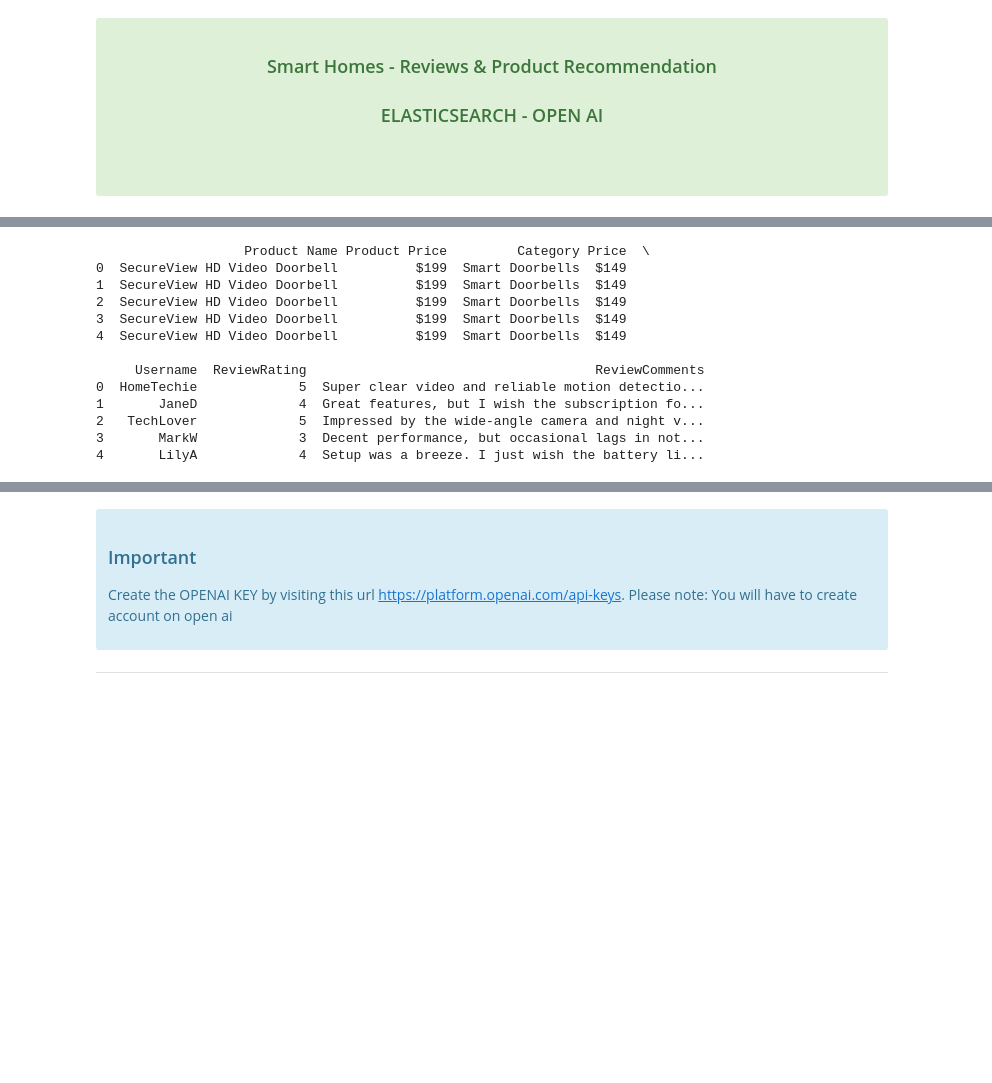
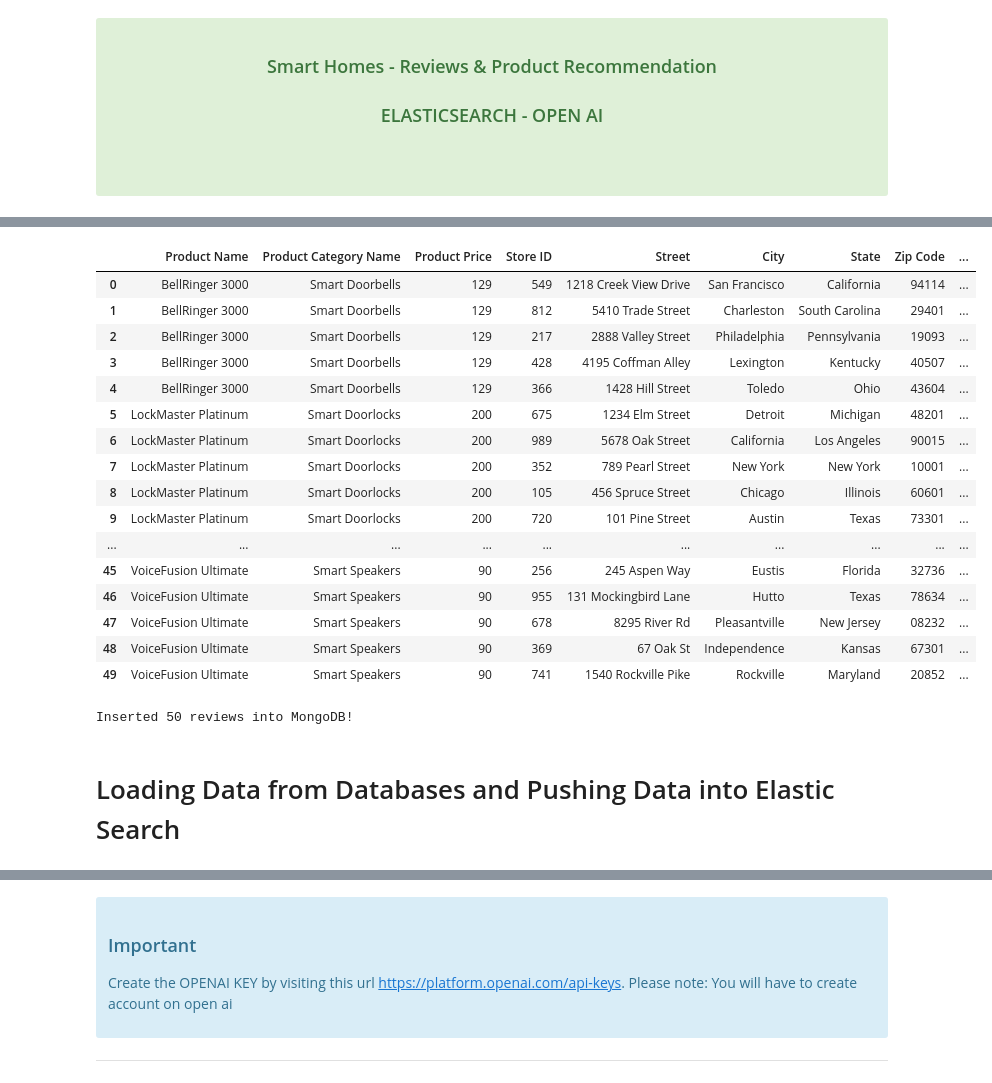
Before and after one commit to Heytgala/SmartHomes, a Jupyter notebook: ElasticSearch_VectorEmbedding/Push_Elastic/Push_SmartHomes.ipynb, the cells around one changed output, grey strips where cells are left out. Saved outputs shown, nothing was run; the diff lists cells and outputs as text; code cells hidden in the pictures; blank space fills up the shorter version.

```diff
--- a/ElasticSearch_VectorEmbedding/Push_Elastic/Push_SmartHomes.ipynb
+++ b/ElasticSearch_VectorEmbedding/Push_Elastic/Push_SmartHomes.ipynb
@@ -33,0 +190,3 @@ ERROR: THESE PACKAGES DO NOT MATCH THE HASHES FROM THE REQUIREMENTS FILE. If you
+# %%
+# Assuming df contains your product data
+reviews = generate_reviews(df, num_reviews=5)
@@ -34 +214,51 @@ ERROR: THESE PACKAGES DO NOT MATCH THE HASHES FROM THE REQUIREMENTS FILE. If you
+# %%
+def process_reviews_to_dataframe(reviews):
+    all_reviews = []
+
+    for review_list in reviews:
+        for review in review_list:
+            review_data = {
+                'Product Name': review['ProductName'],
+                'Product Category Name': review['ProductCategory'],
+                'Product Price': review['ProductPrice'],
+                'Store ID': review['StoreID'],
+                'Street': review['Street'],
+                'City': review['City'],
+                'State': review['State'],
+                'Zip Code': review['ZipCode'],
+                'Product On Sale': review['ProductOnSale'],
+                'manufacturer Name': review['ManufacturerName'],
+                'Manufacturer Rebate': review['ManufacturerRebate'],
+                'User ID': review['UserID'],
+                'age': review['Age'],
+                'gender': review['Gender'],
+                'occupation': review['Occupation'],
+                'reviewRating': review['ReviewRating'],
+                'reviewComments': review['ReviewComments']
+            }
+            all_reviews.append(review_data)
+
+    return pd.DataFrame(all_reviews)
+# %%
+reviews_df = process_reviews_to_dataframe(reviews)
+# %%
+reviews_df
+# %% [output]
+|  | Product Name | Product Category Name | Product Price | Store ID | Street | City | State | Zip Code | ... |
+| 0 | BellRinger 3000 | Smart Doorbells | 129 | 549 | 1218 Creek View Drive | San Francisco | California | 94114 | ... |
+| 1 | BellRinger 3000 | Smart Doorbells | 129 | 812 | 5410 Trade Street | Charleston | South Carolina | 29401 | ... |
+| 2 | BellRinger 3000 | Smart Doorbells | 129 | 217 | 2888 Valley Street | Philadelphia | Pennsylvania | 19093 | ... |
+| 3 | BellRinger 3000 | Smart Doorbells | 129 | 428 | 4195 Coffman Alley | Lexington | Kentucky | 40507 | ... |
+| 4 | BellRinger 3000 | Smart Doorbells | 129 | 366 | 1428 Hill Street | Toledo | Ohio | 43604 | ... |
+| 5 | LockMaster Platinum | Smart Doorlocks | 200 | 675 | 1234 Elm Street | Detroit | Michigan | 48201 | ... |
+| 6 | LockMaster Platinum | Smart Doorlocks | 200 | 989 | 5678 Oak Street | California | Los Angeles | 90015 | ... |
+| 7 | LockMaster Platinum | Smart Doorlocks | 200 | 352 | 789 Pearl Street | New York | New York | 10001 | ... |
+| 8 | LockMaster Platinum | Smart Doorlocks | 200 | 105 | 456 Spruce Street | Chicago | Illinois | 60601 | ... |
+| 9 | LockMaster Platinum | Smart Doorlocks | 200 | 720 | 101 Pine Street | Austin | Texas | 73301 | ... |
+| ... | ... | ... | ... | ... | ... | ... | ... | ... | ... |
+| 45 | VoiceFusion Ultimate | Smart Speakers | 90 | 256 | 245 Aspen Way | Eustis | Florida | 32736 | ... |
+| 46 | VoiceFusion Ultimate | Smart Speakers | 90 | 955 | 131 Mockingbird Lane | Hutto | Texas | 78634 | ... |
+| 47 | VoiceFusion Ultimate | Smart Speakers | 90 | 678 | 8295 River Rd | Pleasantville | New Jersey | 08232 | ... |
+| 48 | VoiceFusion Ultimate | Smart Speakers | 90 | 369 | 67 Oak St | Independence | Kansas | 67301 | ... |
+| 49 | VoiceFusion Ultimate | Smart Speakers | 90 | 741 | 1540 Rockville Pike | Rockville | Maryland | 20852 | ... |
 # %%
@@ -43,17 +267,0 @@ with open(file_path, 'r') as file:
-# %%
-df_reviews = pd.DataFrame(reviews_data)
-print(df_reviews.head())
-# %% [output]
-                   Product Name Product Price         Category Price  \
-0  SecureView HD Video Doorbell          $199  Smart Doorbells  $149
-1  SecureView HD Video Doorbell          $199  Smart Doorbells  $149
-2  SecureView HD Video Doorbell          $199  Smart Doorbells  $149
-3  SecureView HD Video Doorbell          $199  Smart Doorbells  $149
-4  SecureView HD Video Doorbell          $199  Smart Doorbells  $149
-
-     Username  ReviewRating                                     ReviewComments
-0  HomeTechie             5  Super clear video and reliable motion detectio...
-1       JaneD             4  Great features, but I wish the subscription fo...
-2   TechLover             5  Impressed by the wide-angle camera and night v...
-3       MarkW             3  Decent performance, but occasional lags in not...
-4       LilyA             4  Setup was a breeze. I just wish the battery li...
@@ -59,0 +270,7 @@ print(df_reviews.head())
+# %%
+collection.insert_many(reviews_list)
+print(f"Inserted {len(reviews_list)} reviews into MongoDB!")
+# %% [output]
+Inserted 50 reviews into MongoDB!
+# %% [markdown]
+# Loading Data from Databases and Pushing Data into Elastic Search
```
Also changed, not shown: parts of 31 cells of this notebook, 14 other files.
